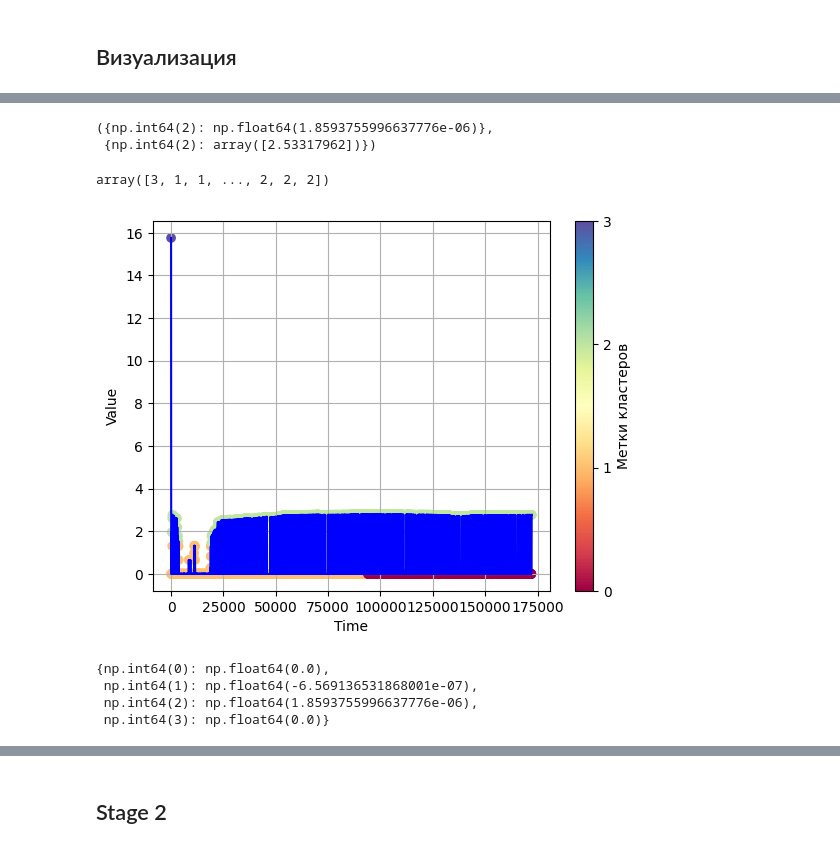
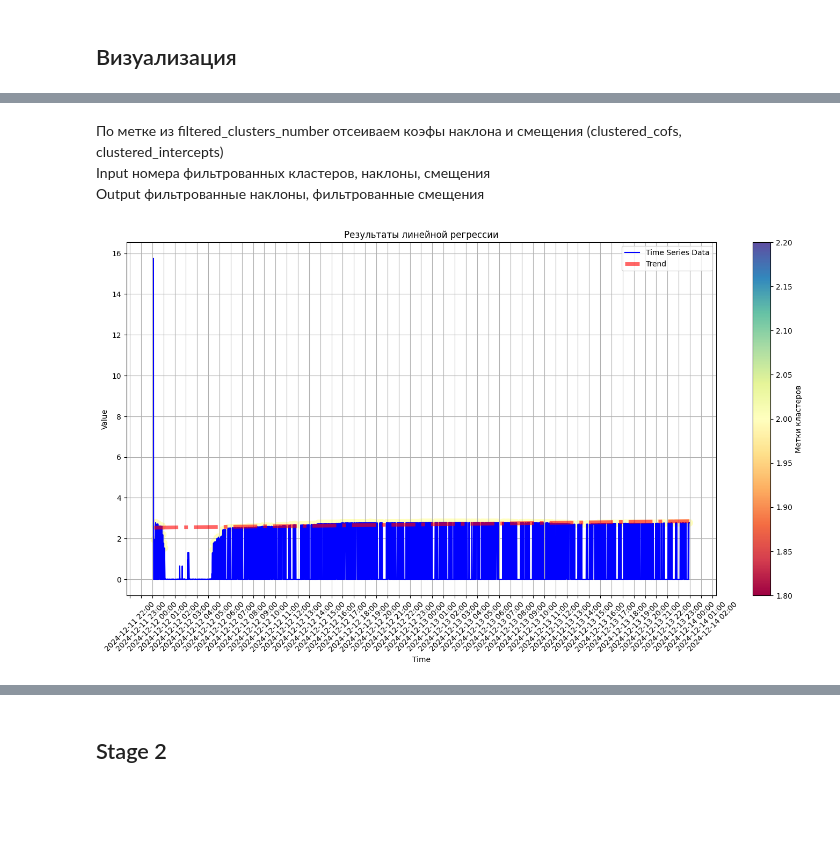
Before and after one commit to Anzovi/Fault-Detection, a Jupyter notebook: DA/TrendDetection_ZeroAnom_Fix.ipynb, the cells around one changed output, grey strips where cells are left out. Cells and saved outputs as stored; diff of their text form; code cells hidden in the pictures; blank space fills up the shorter version.

```diff
--- a/DA/TrendDetection_ZeroAnom_Fix.ipynb
+++ b/DA/TrendDetection_ZeroAnom_Fix.ipynb
@@ -253,7 +253,7 @@ class TSTrendDetection():
         """
         predictions = (slopes > threshold).astype(int)
         epsilon = 1e-15
-        predictions = np.clip(predictions, epsilon, 1 - epsilon)
+        predictions = np.clip(predictions, epsilon, 1 - epsilon)*10000
         return log_loss(labels, predictions)
 
     def evaluate_thresholds(self, slopes, labels):
@@ -270,7 +270,7 @@ class TSTrendDetection():
             threshold corresponding to best cross entropy result
         """
         if len(slopes) < 2:
-          return slopes[0]
+            return slopes[0]
         if (labels == 1).all():
             return slopes.min()
         if (labels == 0).all():
@@ -281,7 +281,8 @@ class TSTrendDetection():
         # binary cross entropy minimization
         result = minimize(self._binary_cross_entropy, np.mean(slopes),
                           args=(slopes, labels),
-                          bounds=[(min(slopes), max(slopes) + 3*np.std(slopes))])#,
+                          bounds=[(min(slopes), max(slopes) + 3*np.std(slopes))],)
+                          #method='nelder-mead')#,
                           #method='Powell')
 
         if result.success:
@@ -323,6 +324,8 @@ params = {"bandwidth": 1.0}
 # Пример есть 3 наблюдения за 1 минуту (1 min 12 sec: 5) (1 min 36 sec: 7) (1 min 47 sec: 9)
 # Три наблюдения группируется в одно (1 min 0 sec: 7)
 df_down_sampled = model.downsample(df_input, smoothing_window = 20*60, skip_window = '60s')
+# %%
+df_down_sampled['timedate'] = df_down_sampled['time']
 # %%
 df_down_sampled
 # %% [output]
@@ -378,2 +385,2 @@ def filtered_clusters(data, labels):
 # %%
-filtered_data = filtered_clusters(data, cluster_labels)
+filtered_clusters_number = filtered_clusters(data, cluster_labels)
@@ -389,12 +396,7 @@ def filter_clusters(filtered_data, *args):
         clustered_cofs[key] = args[0][key]
         clustered_intercepts[key] = args[1][key]
     return (clustered_cofs, clustered_intercepts)
-# %%
-filter_clusters(filtered_data, clustered_cofs, clustered_intercepts)
-# %% [output]
-({np.int64(2): np.float64(1.8593755996637776e-06)},
- {np.int64(2): array([2.53317962])})
-# %%
-cluster_labels
-# %% [output]
-array([3, 1, 1, ..., 2, 2, 2])
+# %% [markdown]
+По метке из filtered_clusters_number отсеиваем коэфы наклона и смещения (clustered_cofs, clustered_intercepts)
+Input номера фильтрованных кластеров, наклоны, смещения
+Output фильтрованные наклоны, фильтрованные смещения
@@ -421,12 +451,5 @@ def plot_LR_results(X, labels, clusters, clustered_values):
     plt.show()
 # %%
-plot_LR_results(data, cluster_labels, filtered_data, clustered_values)
+plot_LR_results(data, cluster_labels, filtered_clusters_number, clustered_values, df_down_sampled['timedate'])
 # %% [output]
-[figure, old version]
+[figure, new version]
-# %%
-clustered_cofs
-# %% [output]
-{np.int64(0): np.float64(0.0),
- np.int64(1): np.float64(-6.569136531868001e-07),
- np.int64(2): np.float64(1.8593755996637776e-06),
- np.int64(3): np.float64(0.0)}
```
Also changed, not shown: parts of 36 cells of this notebook.
